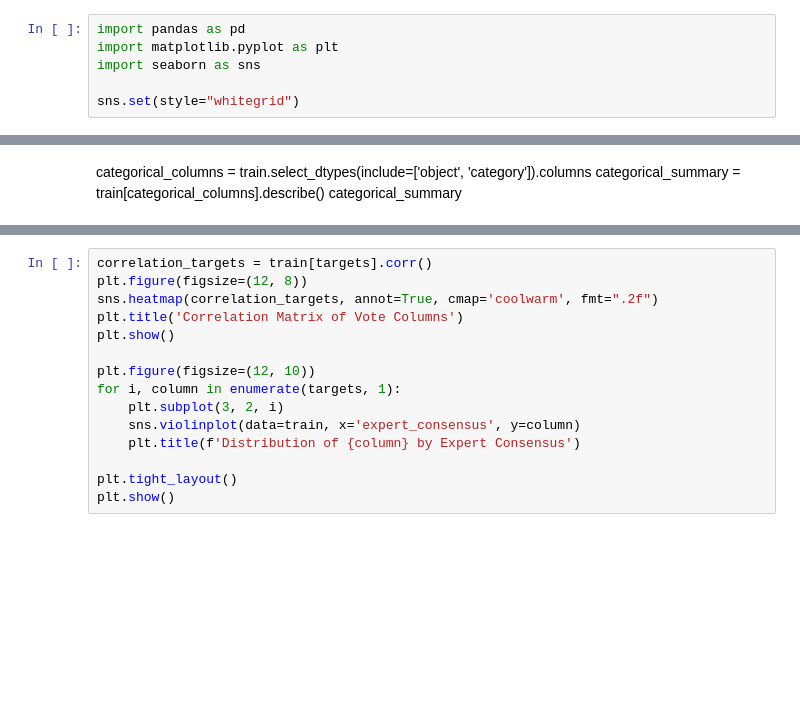
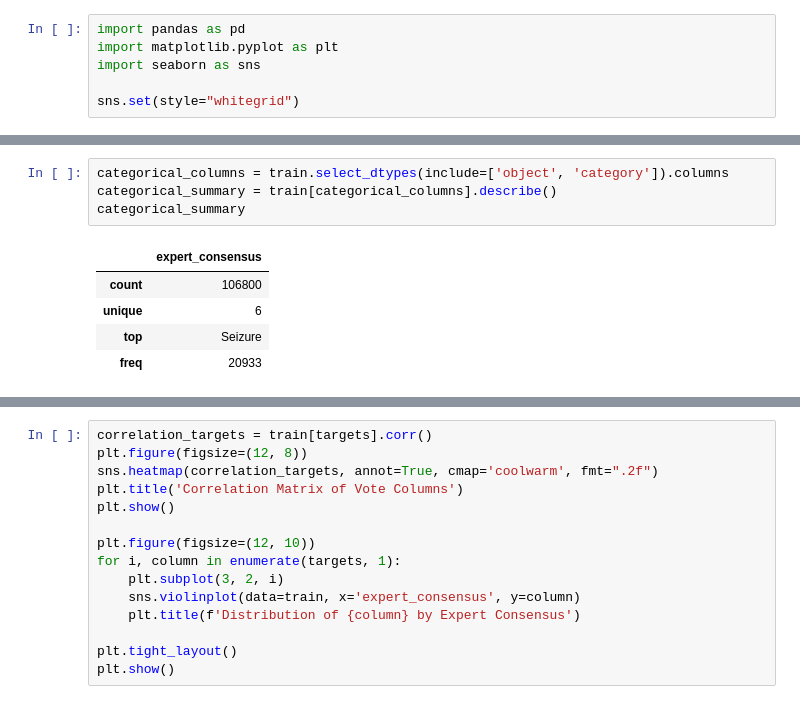
Before and after one commit to windx987/HMS_HBAC, a Jupyter notebook: data_eda.ipynb, the cells around one changed output, grey strips where cells are left out. Drawn from its saved outputs; the diff is of its cells as text; blank space fills up the shorter version.

```diff
--- a/data_eda.ipynb
+++ b/data_eda.ipynb
@@ -18,6 +54,12 @@ train.describe()
-# %% [markdown]
-categorical_columns = train.select_dtypes(include=['object', 'category']).columns
-categorical_summary = train[categorical_columns].describe()
-categorical_summary
+# %%
+categorical_columns = train.select_dtypes(include=['object', 'category']).columns
+categorical_summary = train[categorical_columns].describe()
+categorical_summary
+# %% [output]
+|  | expert_consensus |
+| count | 106800 |
+| unique | 6 |
+| top | Seizure |
+| freq | 20933 |
 # %%
 list(set(train['expert_consensus'].unique()))
```
Also changed, not shown: parts of 9 cells of this notebook, 3 other files.
